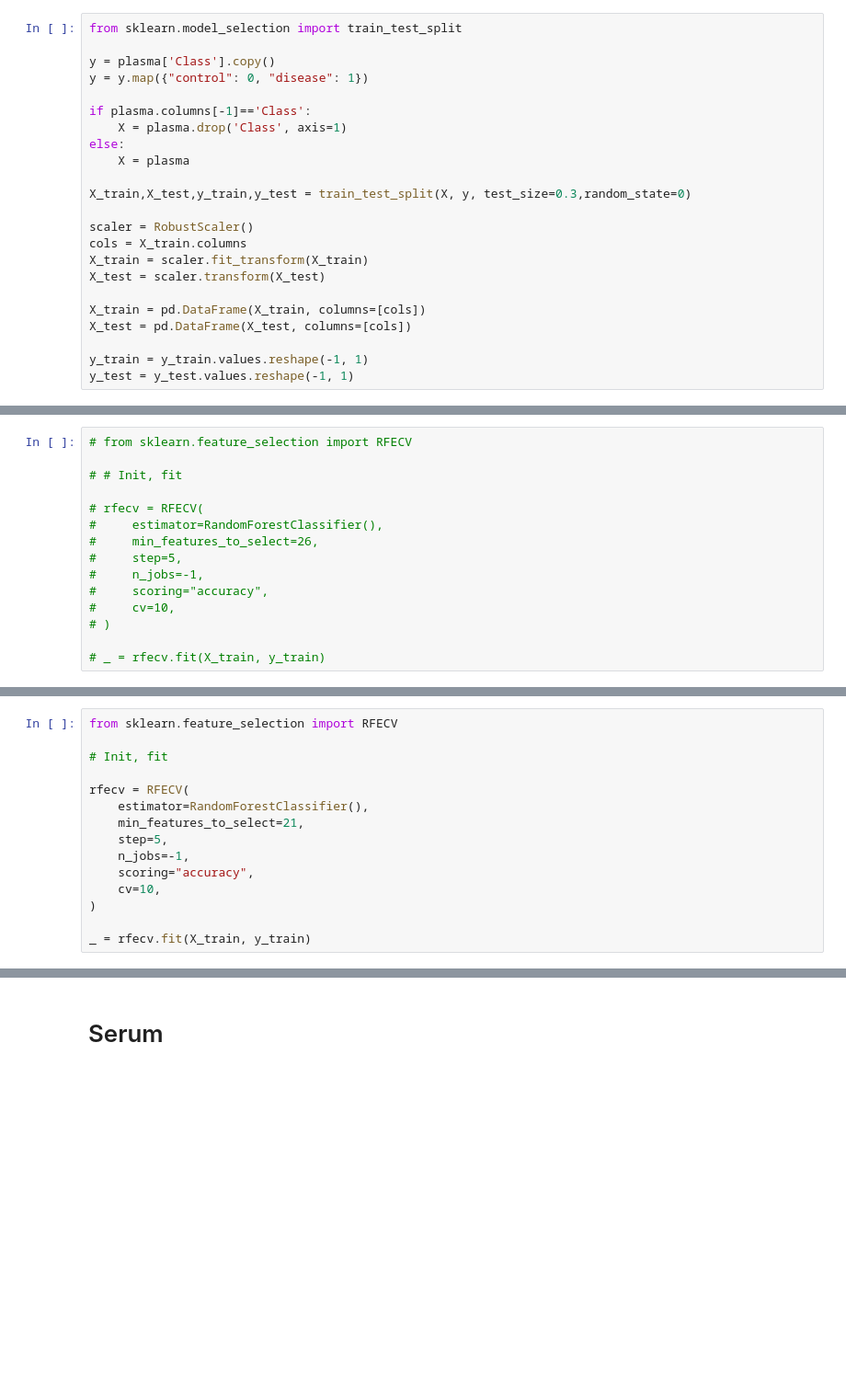
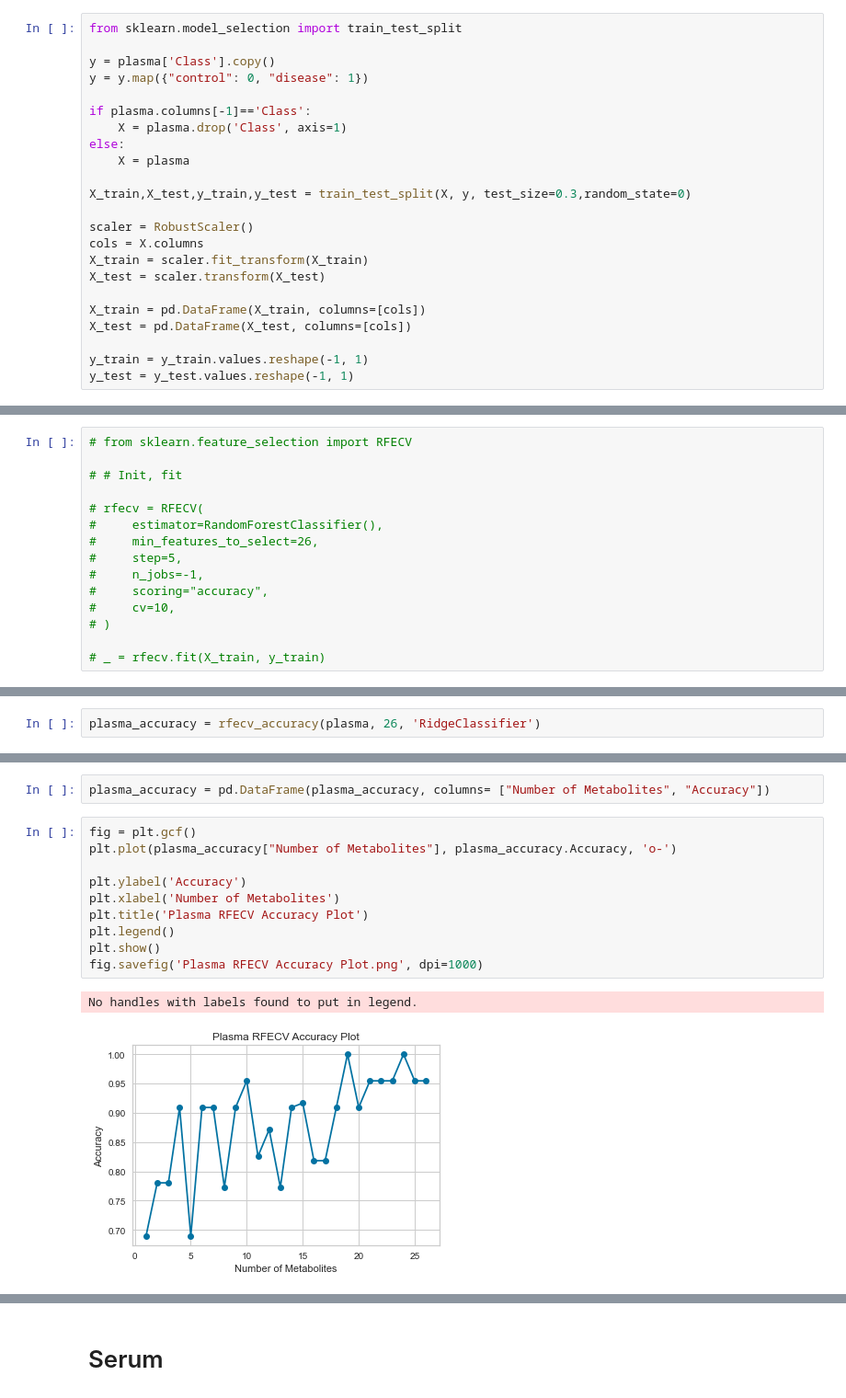
Before and after one commit to utshabkg/lung_cancer_biomarker, a Jupyter notebook: visualizations/curve/full_final_RFE_rf.ipynb, the cells around one changed output, grey strips where cells are left out. Shown at 92% size. Drawn from its saved outputs; the diff is of its cells as text; blank space fills up the shorter version.

Commit message:
tried RFECV and plotted accuracies

```diff
--- a/visualizations/curve/full_final_RFE_rf.ipynb
+++ b/visualizations/curve/full_final_RFE_rf.ipynb
@@ -130,7 +130,7 @@ else:
 X_train,X_test,y_train,y_test = train_test_split(X, y, test_size=0.3,random_state=0)
 
 scaler = RobustScaler()
-cols = X_train.columns
+cols = X.columns
 X_train = scaler.fit_transform(X_train)
 X_test = scaler.transform(X_test)
 
@@ -259,15 +236,0 @@ Plasma(Raw): 0.9545454545454546
-# %%
-from sklearn.feature_selection import RFECV
-
-# Init, fit
-
-rfecv = RFECV(
-    estimator=RandomForestClassifier(),
-    min_features_to_select=21,
-    step=5,
-    n_jobs=-1,
-    scoring="accuracy",
-    cv=10,
-)
-
-_ = rfecv.fit(X_train, y_train)
@@ -369,0 +326,2 @@ Plasma(Raw): 0.8636363636363636
+# %%
+plasma_accuracy = rfecv_accuracy(plasma, 26, 'RidgeClassifier')
@@ -369,0 +342,15 @@ Plasma(Raw): 0.8636363636363636
+# %%
+plasma_accuracy = pd.DataFrame(plasma_accuracy, columns= ["Number of Metabolites", "Accuracy"])
+# %%
+fig = plt.gcf()
+plt.plot(plasma_accuracy["Number of Metabolites"], plasma_accuracy.Accuracy, 'o-')
+
+plt.ylabel('Accuracy')
+plt.xlabel('Number of Metabolites')
+plt.title('Plasma RFECV Accuracy Plot')
+plt.legend()
+plt.show()
+fig.savefig('Plasma RFECV Accuracy Plot.png', dpi=1000)
+# %% [output]
+No handles with labels found to put in legend.
+[figure, added]
```
Also changed, not shown: parts of 11 cells of this notebook, 2 other files.
